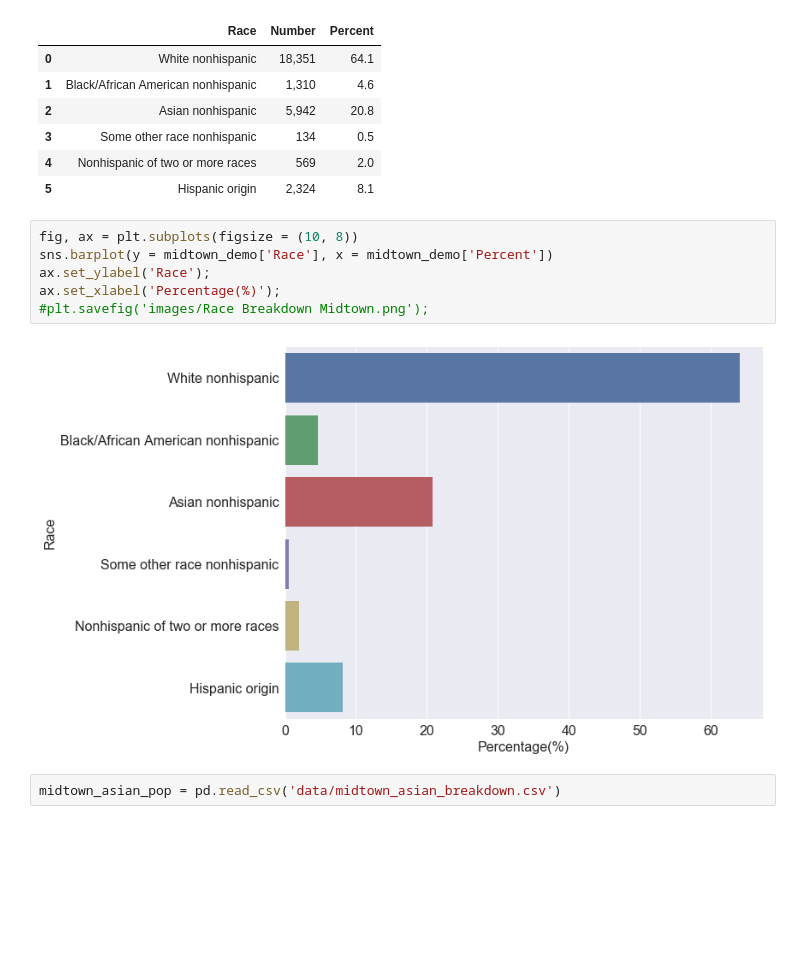
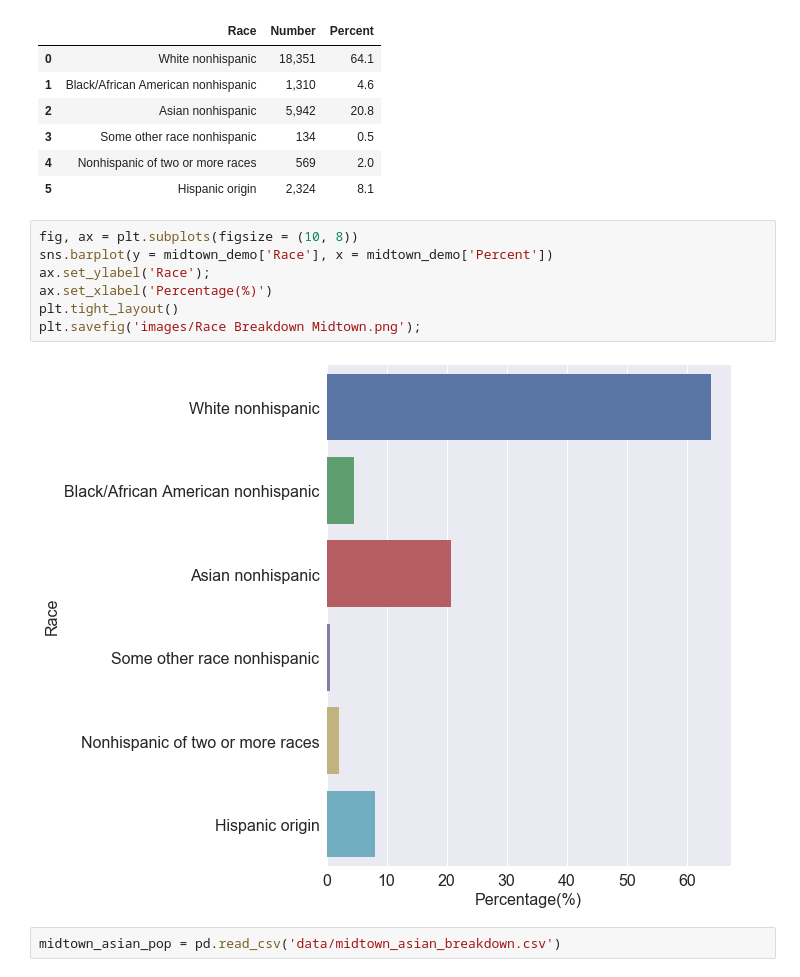
Before and after one commit to TRobertJackson/Data-Science-Projects, a Jupyter notebook: Benson Project.ipynb, the cells around one changed output. Drawn from its saved outputs; the diff is of its cells as text; blank space fills up the shorter version.

```diff
--- a/Benson Project.ipynb
+++ b/Benson Project.ipynb
@@ -376,11 +334,12 @@ midtown_demo
 # %%
 fig, ax = plt.subplots(figsize = (10, 8))
 sns.barplot(y = midtown_demo['Race'], x = midtown_demo['Percent'])
 ax.set_ylabel('Race');
-ax.set_xlabel('Percentage(%)');
-#plt.savefig('images/Race Breakdown Midtown.png');
+ax.set_xlabel('Percentage(%)')
+plt.tight_layout()
+plt.savefig('images/Race Breakdown Midtown.png');
 # %% [output]
-[figure, old version]
+[figure, new version]
 # %%
 midtown_asian_pop = pd.read_csv('data/midtown_asian_breakdown.csv')
 # %%
```
Also changed, not shown: parts of 39 cells of this notebook, 18 other files.
